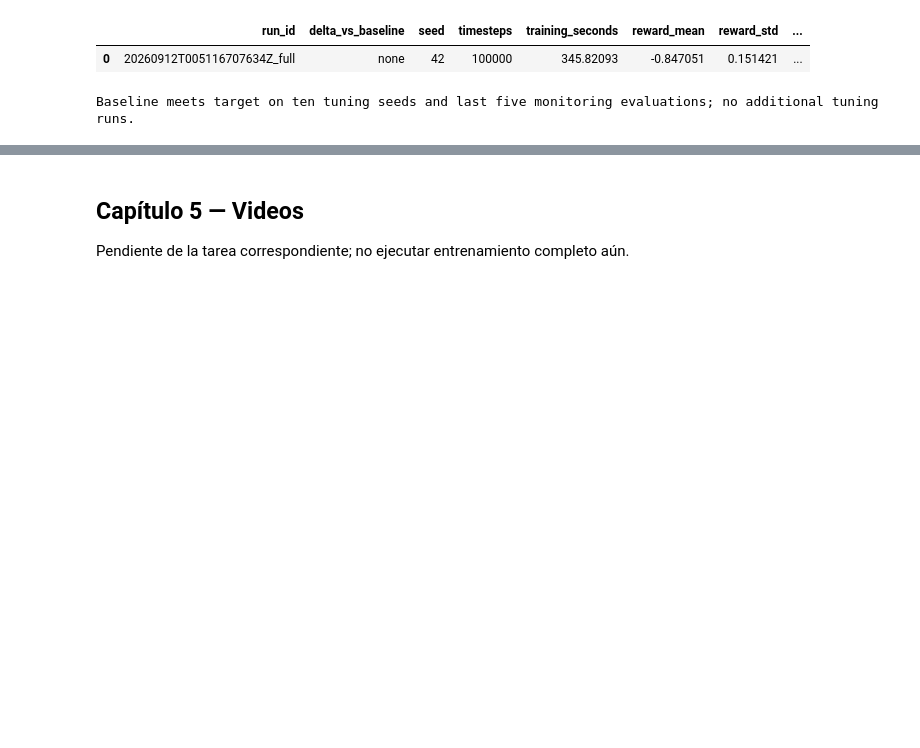
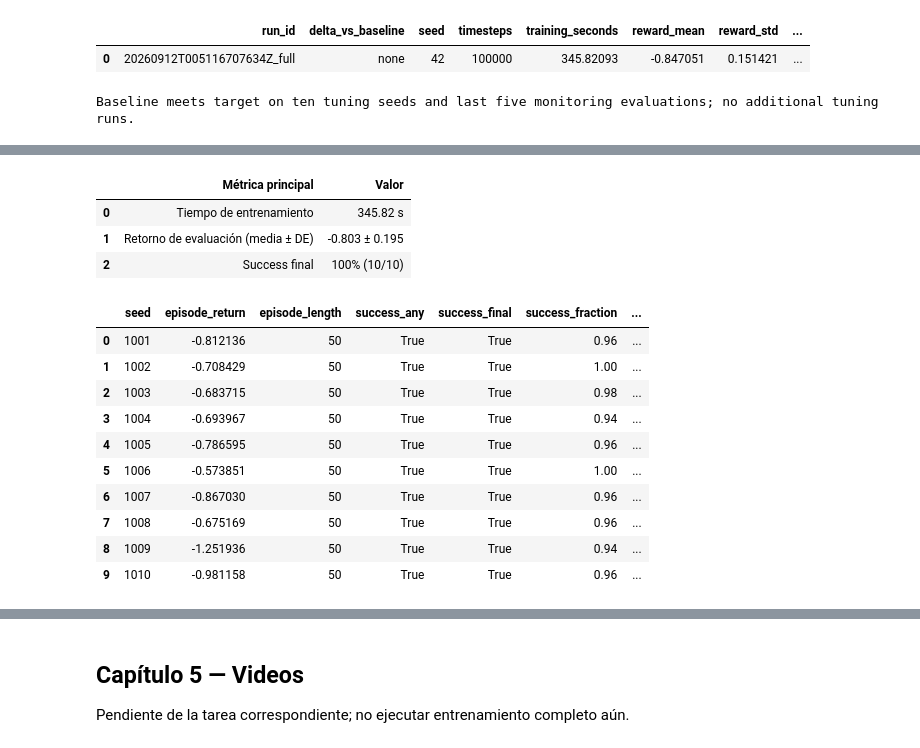
Before and after one commit to j-mauro-r/reinforcement_learning_reto_2, a Jupyter notebook: 2-FetchReachDense/FetchReachDense.ipynb, the cells around one changed output, grey strips where cells are left out. Drawn from its saved outputs; the diff is of its cells as text; code cells hidden in the pictures; blank space fills up the shorter version.

```diff
--- a/2-FetchReachDense/FetchReachDense.ipynb
+++ b/2-FetchReachDense/FetchReachDense.ipynb
@@ -648,0 +651,56 @@ Pendiente de la tarea correspondiente; no ejecutar entrenamiento completo aún.
+# %%
+if CONFIG["profile"] == "full":
+    final_metadata = json.loads(METADATA_PATH.read_text())
+    assert hashlib.sha256(FINAL_MODEL.read_bytes()).hexdigest() == final_metadata["sha256"]
+    final_policy = TD3.load(FINAL_MODEL, device=CONFIG["device"])
+    before = {key: value.clone() for key, value in final_policy.policy.state_dict().items()}
+    updates = final_policy._n_updates
+    eval_df = evaluate_policy(final_policy, CONFIG["final_eval_seeds"])
+    assert updates == final_policy._n_updates
+    assert all(torch.equal(value, before[key]) for key, value in final_policy.policy.state_dict().items())
+    random_final_df = evaluate_policy(None, CONFIG["final_eval_seeds"])
+    assert len(eval_df) == 10 and eval_df["seed"].nunique() == 10
+    assert {"episode_return", "success_final", "success_fraction", "final_distance"}.issubset(eval_df.columns)
+    assert len(random_final_df) == 10
+    assert set(random_final_df["seed"]) == set(eval_df["seed"])
+    assert (eval_df["episode_length"] == 50).all() and (random_final_df["episode_length"] == 50).all()
+    eval_df.to_csv(RESULTS_DIR / "evaluation.csv", index=False)
+    random_final_df.to_csv(RESULTS_DIR / "random_baseline_final.csv", index=False)
+    metrics = {"training_seconds": final_metadata["training_seconds"],
+               "evaluation_return_mean": float(eval_df["episode_return"].mean()),
+               "evaluation_return_std": float(eval_df["episode_return"].std(ddof=1)),
+               "success_rate": float(eval_df["success_final"].mean()),
+               "success_definition": CONFIG["success_definition"], "episodes": len(eval_df), "std_ddof": 1,
+               "auxiliary": {"success_any_rate": float(eval_df["success_any"].mean()),
+                             "success_fraction_mean": float(eval_df["success_fraction"].mean()),
+                             "final_distance_mean": float(eval_df["final_distance"].mean())},
+               "random": {"return_mean": float(random_final_df["episode_return"].mean()),
+                          "return_std": float(random_final_df["episode_return"].std(ddof=1)),
+                          "success_rate": float(random_final_df["success_final"].mean()),
+                          "final_distance_mean": float(random_final_df["final_distance"].mean())},
+               "run_id": final_metadata["run_id"], "model_sha256": final_metadata["sha256"]}
+    write_json(RESULTS_DIR / "metrics.json", metrics)
+    final_metadata["evaluation"] = metrics
+    final_metadata["final_evaluation_seeds"] = CONFIG["final_eval_seeds"]
+    write_json(METADATA_PATH, final_metadata)
+    display(pd.DataFrame({"Métrica principal": ["Tiempo de entrenamiento", "Retorno de evaluación (media ± DE)", "Success final"],
+                          "Valor": [f"{metrics['training_seconds']:.2f} s", f"{metrics['evaluation_return_mean']:.3f} ± {metrics['evaluation_return_std']:.3f}",
+                                    f"{metrics['success_rate']:.0%} ({int(eval_df['success_final'].sum())}/{len(eval_df)})"]}))
+    display(eval_df)
+    del final_policy, before
+# %% [output]
+|  | Métrica principal | Valor |
+| 0 | Tiempo de entrenamiento | 345.82 s |
+| 1 | Retorno de evaluación (media ± DE) | -0.803 ± 0.195 |
+| 2 | Success final | 100% (10/10) |
+|  | seed | episode_return | episode_length | success_any | success_final | success_fraction | ... |
+| 0 | 1001 | -0.812136 | 50 | True | True | 0.96 | ... |
+| 1 | 1002 | -0.708429 | 50 | True | True | 1.00 | ... |
+| 2 | 1003 | -0.683715 | 50 | True | True | 0.98 | ... |
+| 3 | 1004 | -0.693967 | 50 | True | True | 0.94 | ... |
+| 4 | 1005 | -0.786595 | 50 | True | True | 0.96 | ... |
+| 5 | 1006 | -0.573851 | 50 | True | True | 1.00 | ... |
+| 6 | 1007 | -0.867030 | 50 | True | True | 0.96 | ... |
+| 7 | 1008 | -0.675169 | 50 | True | True | 0.96 | ... |
+| 8 | 1009 | -1.251936 | 50 | True | True | 0.94 | ... |
+| 9 | 1010 | -0.981158 | 50 | True | True | 0.96 | ... |
```
Also changed, not shown: parts of 2 cells of this notebook, 7 other files.
